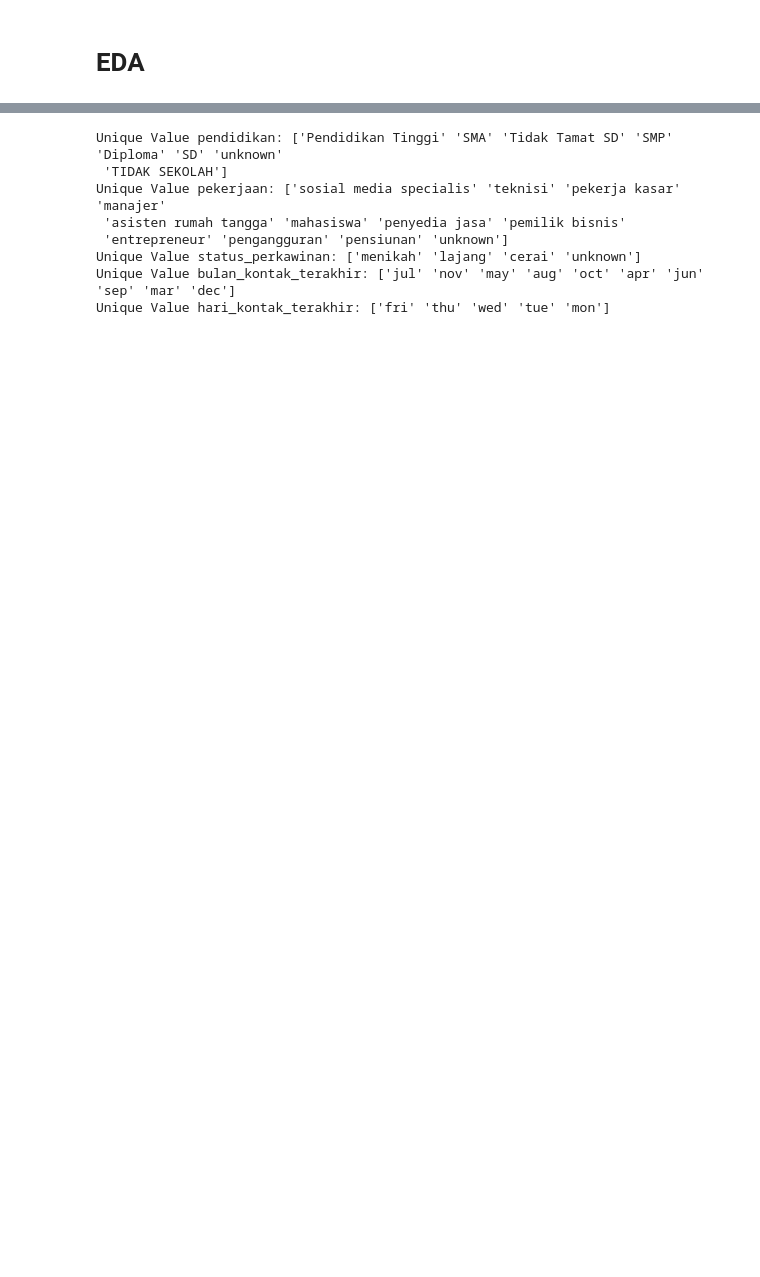
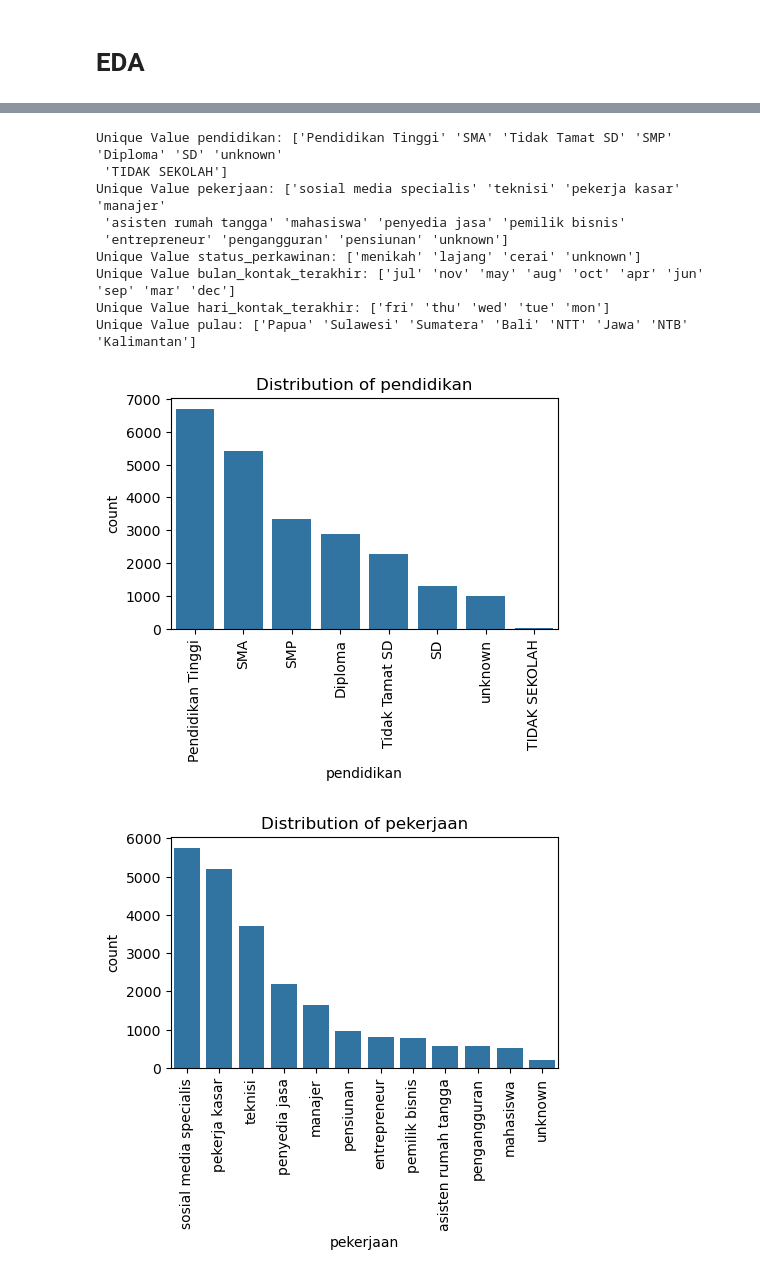
Before and after one commit to 6n6j6m/Data-Quest-Challenge-DSI, a Jupyter notebook: main.ipynb, the cells around one changed output, grey strips where cells are left out. Drawn from its saved outputs; the diff is of its cells as text; code cells hidden in the pictures; blank space fills up the shorter version.

```diff
--- a/main.ipynb
+++ b/main.ipynb
@@ -63,15 +144,34 @@ sns.boxplot(data=train)
 # %%
 print("Unique Value pendidikan:", train['pendidikan'].unique())
 print("Unique Value pekerjaan:", train['pekerjaan'].unique())
 print("Unique Value status_perkawinan:", train['status_perkawinan'].unique())
 print("Unique Value bulan_kontak_terakhir:", train['bulan_kontak_terakhir'].unique())
 print("Unique Value hari_kontak_terakhir:", train['hari_kontak_terakhir'].unique())
+print("Unique Value pulau:", train['pulau'].unique())
+
+# Lookin the distribution of each categorical variable
+def plot_categorical_distribution(df, column):
+    plt.figure(figsize=(5, 3))
+    sns.countplot(data=df, x=column, order=df[column].value_counts().index)
+    plt.title(f'Distribution of {column}')
+    plt.xticks(rotation=90)
+    plt.show()
+
+plot_categorical_distribution(train, 'pendidikan')
+plot_categorical_distribution(train, 'pekerjaan')
+plot_categorical_distribution(train, 'status_perkawinan')
+plot_categorical_distribution(train, 'bulan_kontak_terakhir')
+plot_categorical_distribution(train, 'hari_kontak_terakhir')
+plot_categorical_distribution(train, 'pulau')
 # %% [output]
 Unique Value pendidikan: ['Pendidikan Tinggi' 'SMA' 'Tidak Tamat SD' 'SMP' 'Diploma' 'SD' 'unknown'
  'TIDAK SEKOLAH']
 Unique Value pekerjaan: ['sosial media specialis' 'teknisi' 'pekerja kasar' 'manajer'
  'asisten rumah tangga' 'mahasiswa' 'penyedia jasa' 'pemilik bisnis'
  'entrepreneur' 'pengangguran' 'pensiunan' 'unknown']
 Unique Value status_perkawinan: ['menikah' 'lajang' 'cerai' 'unknown']
 Unique Value bulan_kontak_terakhir: ['jul' 'nov' 'may' 'aug' 'oct' 'apr' 'jun' 'sep' 'mar' 'dec']
 Unique Value hari_kontak_terakhir: ['fri' 'thu' 'wed' 'tue' 'mon']
+Unique Value pulau: ['Papua' 'Sulawesi' 'Sumatera' 'Bali' 'NTT' 'Jawa' 'NTB' 'Kalimantan']
+[figure, added]
+[figure, added]
```
Also changed, not shown: parts of 37 cells of this notebook.
